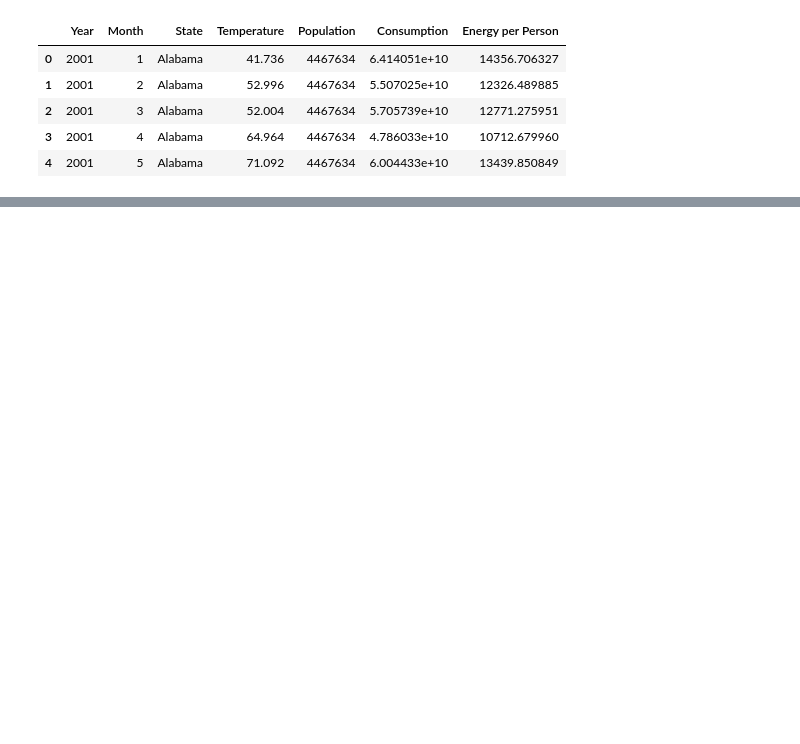
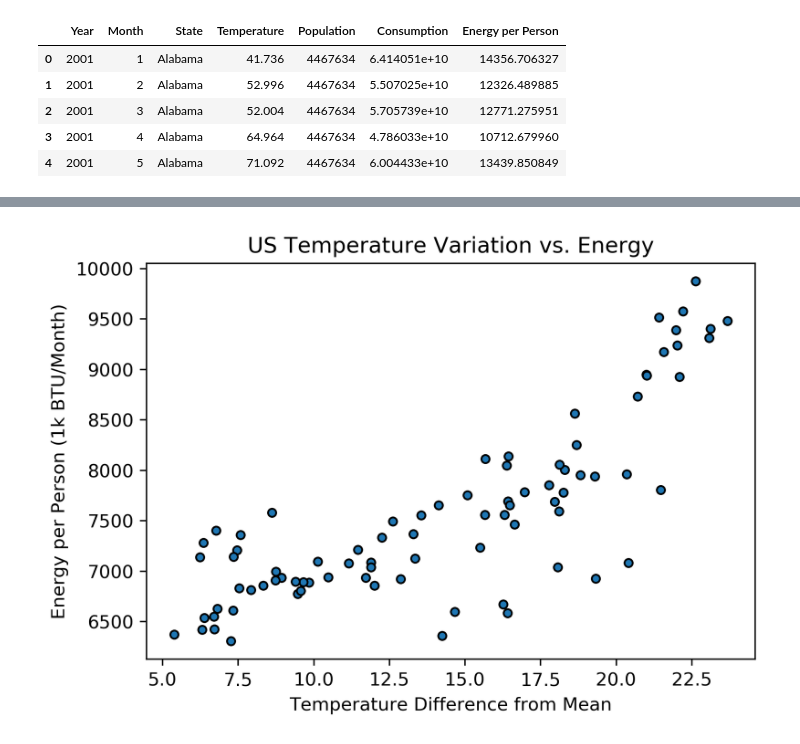
Before and after one commit to Siraj2493/Project-1, a Jupyter notebook: weather_analysis.ipynb, the cells around one changed output, grey strips where cells are left out. Cells and saved outputs as stored; diff of their text form; code cells hidden in the pictures; blank space fills up the shorter version.

```diff
--- a/weather_analysis.ipynb
+++ b/weather_analysis.ipynb
@@ -156,0 +142,6 @@ us_power_temp.plot(kind='scatter', x='temp_by_date', y='power_by_date')
+# %%
+# Generate a mean temperature to compare individual temeratures to and populate their values
+mean_temp = combined_df['Temperature'].mean()
+combined_df['Temp Difference'] = abs(combined_df['Temperature'] - mean_temp)
+combined_df['Weighted Temp Diff'] = combined_df['Temp Difference'] * combined_df['Weight']
+combined_df.head()
@@ -156,0 +155,6 @@ us_power_temp.plot(kind='scatter', x='temp_by_date', y='power_by_date')
+# %%
+# Build table to compare temperature difference from mean by energy usage
+temp_diff_by_date = combined_df.groupby('Date')['Weighted Temp Diff'].sum()
+us_power_temp_diff = pd.DataFrame(dict(TempDiff = temp_diff_by_date, Energy = energy_by_date)).reset_index()
+us_power_temp_diff.rename(columns={'TempDiff':'Temperature Difference', 'Energy' : 'Energy per Person'}, inplace=True)
+us_power_temp_diff.head()
@@ -156,0 +168,11 @@ us_power_temp.plot(kind='scatter', x='temp_by_date', y='power_by_date')
+# %%
+ax = us_power_temp_diff.plot(kind='scatter',
+                        x='Temperature Difference',
+                        y='Energy per Person',
+                        title='US Temperature Variation vs. Energy',
+                        edgecolors= 'black')
+ax.set_ylabel('Energy per Person (1k BTU/Month)')
+ax.set_xlabel('Temperature Difference from Mean')
+ax.figure.savefig('Images/US Temperature Variation vs. Energy.png', dpi=300)
+# %% [output]
+[figure, added]
```
Also changed, not shown: parts of 19 cells of this notebook, 3 other files.
